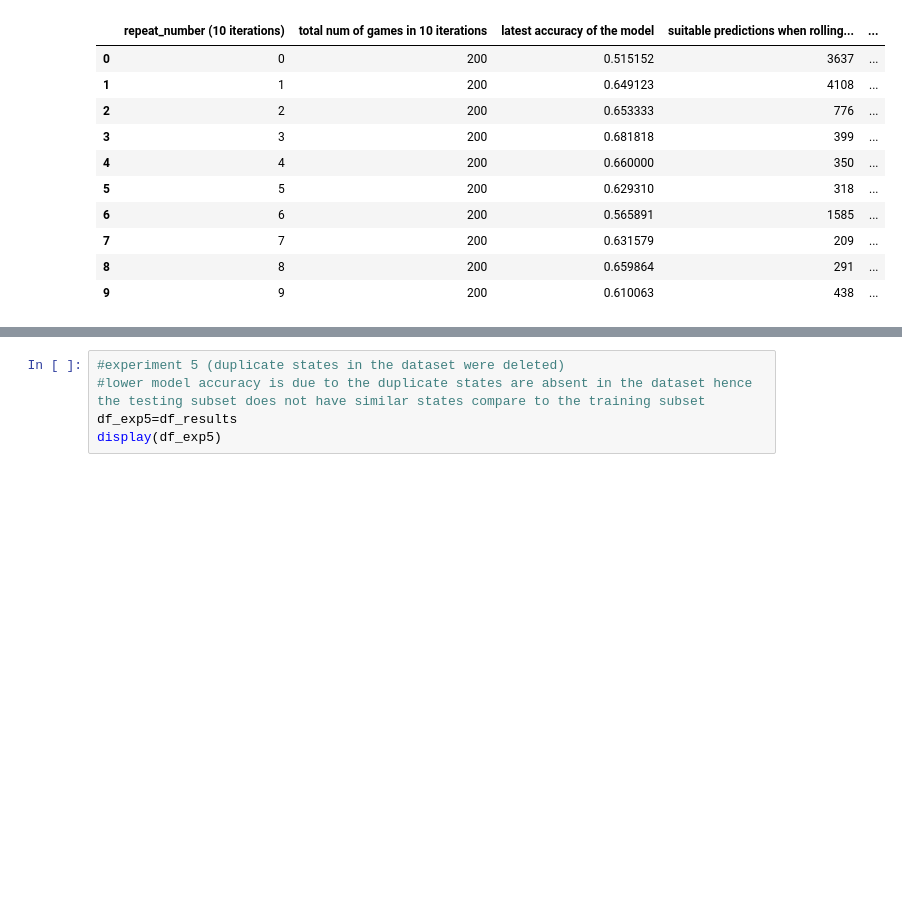
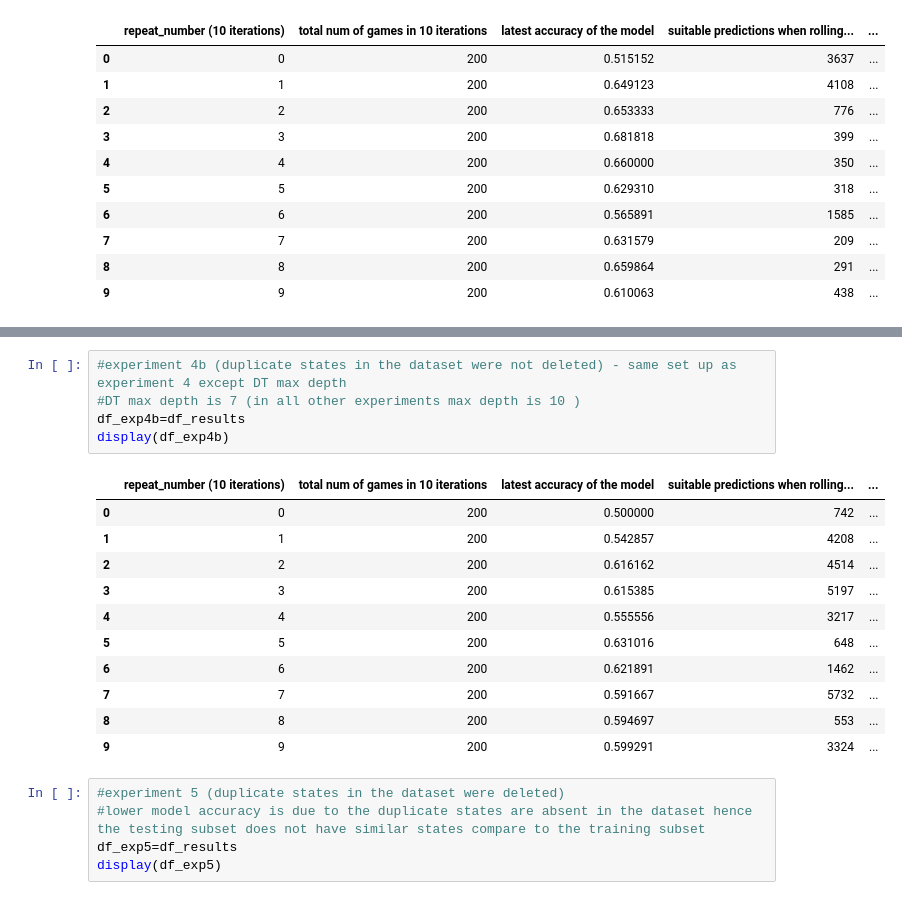
Before and after one commit to oxanaRC/CE888, a Jupyter notebook: Project3/my_project_code.ipynb, the cells around one changed output, grey strips where cells are left out. Saved outputs shown, nothing was run; the diff lists cells and outputs as text; blank space fills up the shorter version.

```diff
--- a/Project3/my_project_code.ipynb
+++ b/Project3/my_project_code.ipynb
@@ -697,3 +713,20 @@ display(df_exp4)
+# %%
+#experiment 4b (duplicate states in the dataset were not deleted) - same set up as experiment 4 except DT max depth
+#DT max depth is 7 (in all other experiments max depth is 10 )
+df_exp4b=df_results
+display(df_exp4b)
+# %% [output]
+|  | repeat_number (10 iterations) | total num of games in 10 iterations | latest accuracy of the model | suitable predictions when rolling... | ... |
+| 0 | 0 | 200 | 0.500000 | 742 | ... |
+| 1 | 1 | 200 | 0.542857 | 4208 | ... |
+| 2 | 2 | 200 | 0.616162 | 4514 | ... |
+| 3 | 3 | 200 | 0.615385 | 5197 | ... |
+| 4 | 4 | 200 | 0.555556 | 3217 | ... |
+| 5 | 5 | 200 | 0.631016 | 648 | ... |
+| 6 | 6 | 200 | 0.621891 | 1462 | ... |
+| 7 | 7 | 200 | 0.591667 | 5732 | ... |
+| 8 | 8 | 200 | 0.594697 | 553 | ... |
+| 9 | 9 | 200 | 0.599291 | 3324 | ... |
 # %%
 #experiment 5 (duplicate states in the dataset were deleted)
 #lower model accuracy is due to the duplicate states are absent in the dataset hence the testing subset does not have similar states compare to the training subset
```
Also changed, not shown: parts of 3 cells of this notebook.
